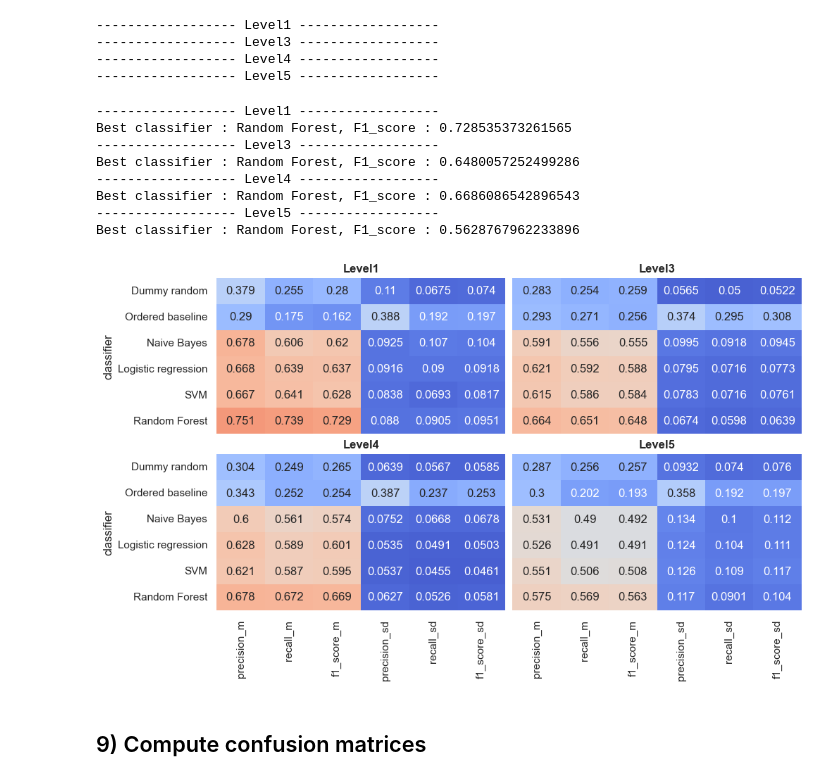
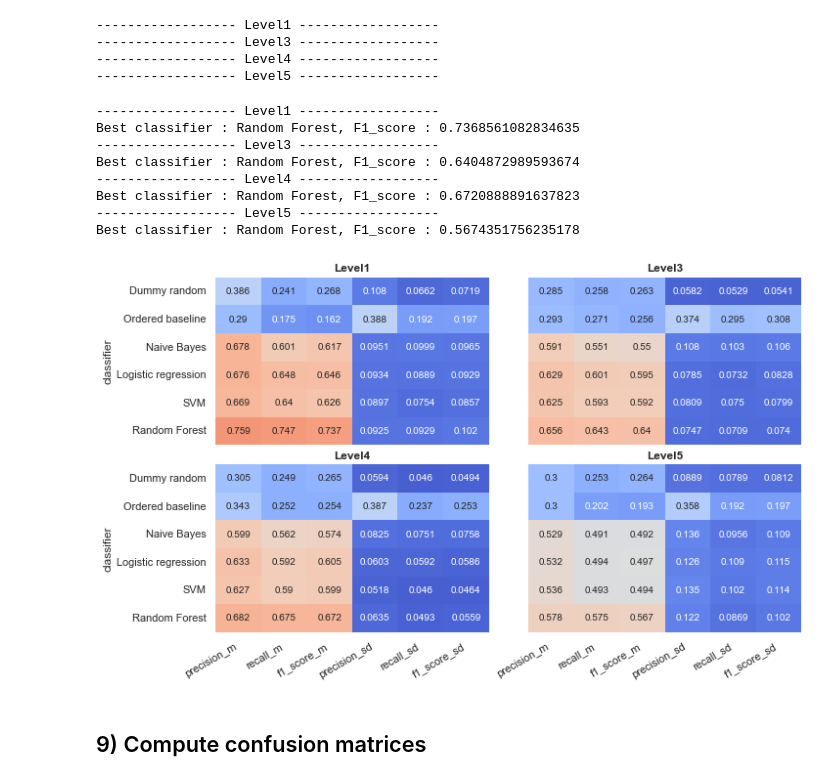
Before and after one commit to Matthieu-BRANTHOME/PyratesIA, a Jupyter notebook: model_training.ipynb, the cells around one changed output. Cells and saved outputs as stored; diff of their text form; code cells hidden in the pictures.

```diff
--- a/model_training.ipynb
+++ b/model_training.ipynb
@@ -446,51 +452,39 @@ naive_bayes_clf_pipe = Pipeline([
     ("naive_bayes_clf", MultinomialNB())
 ])
 # %%
-#Logistic regression
-features_deleter = DeleteIrrelevantFeatures()
-data_scaler = MinMaxScaler()
+# Logistic regression
 
 logistic_regression_clf_pipe = Pipeline([
     ("feature_deleter",VarianceThreshold()),
     ("features_correlated",DeleteCorrelatedFeatures(CORREL_THRESHOLD)),
-    #('feature_selection', SelectPercentile(chi2, percentile=90)),
-    ("data_scaler", data_scaler),
+    ("data_scaler", MinMaxScaler()),
     ("logistic_regression_clf", LogisticRegression(random_state=RAND_STATE_SEED))
 ])
 # %%
-#SVM
-features_deleter = DeleteIrrelevantFeatures()
-data_scaler = MinMaxScaler()
+# SVM
 
 svm_clf_pipe = Pipeline([
     ("feature_deleter",VarianceThreshold()),
     ("features_correlated",DeleteCorrelatedFeatures(CORREL_THRESHOLD)),
-    #('feature_selection', SelectPercentile(chi2, percentile=90)),
-    ("data_scaler", data_scaler),
+    ("data_scaler", MinMaxScaler()),
     ("svm_gaussian_clf", SVC(kernel="rbf"))
 ])
 # %%
-#Decision tree
-features_deleter = DeleteIrrelevantFeatures()
-features_correlated = DeleteCorrelatedFeatures(0.8)
-data_scaler = MinMaxScaler()
+# Decision tree
 
 decision_tree_clf_pipe = Pipeline([
-    ("feature_deleter",features_deleter),
-    ("data_scaler", data_scaler),
+    ("feature_deleter",VarianceThreshold()),
+    ("features_correlated",DeleteCorrelatedFeatures(CORREL_THRESHOLD)),
+    ("data_scaler", MinMaxScaler()),
     ("decision_tree_clf", DecisionTreeClassifier(random_state = RAND_STATE_SEED))
 ])
 # %%
 #Random Forests
-features_deleter = DeleteIrrelevantFeatures()
-features_correlated = DeleteCorrelatedFeatures(0.8)
-data_scaler = MinMaxScaler()
 
 random_forest_clf_pipe = Pipeline([
     ("feature_deleter",VarianceThreshold()),
     ("features_correlated",DeleteCorrelatedFeatures(CORREL_THRESHOLD)),
-    #('feature_selection', SelectPercentile(chi2, percentile=90)),
-    ("data_scaler", data_scaler),
+    ("data_scaler", MinMaxScaler()),
     ("random_forest_clf", RandomForestClassifier(random_state = RAND_STATE_SEED))
 ])
 # %%
@@ -944,38 +939,42 @@ levels_best_classifier_score = {}
 
 fig, axs = plt.subplots(2,2, constrained_layout=True,figsize=[10,6])
 index = 0
 FSCORE_INDEX = 2
 for level_key, level_processed_dataframe in levels_processed_dataframes.items():
     print(f"------------------ {level_key} ------------------")
 
     col = index % 2
     row = index // 2
     cbar = False
     if col == 2:
         cbar= True
     sns.heatmap(levels_results_grid_stats[level_key], ax = axs[row,col], vmin=0, vmax=1,cmap="coolwarm", annot=True,fmt=".3g", cbar=cbar)
     axs[row,col].set_title(level_key,fontweight='bold')
     if row == 0 :
         axs[row,col].get_xaxis().set_visible(False)
+    else :
+        for label in axs[row,col].get_xticklabels():
+            label.set_ha("right")
+            label.set_rotation(30)
     if col !=0 :
         axs[row,col].get_yaxis().set_visible(False)
 
     best_classifier = levels_results_grid_stats[level_key].sort_values(by=["f1_score_m"], ascending=False).iloc[0]
     levels_best_classifier_score[level_key] = best_classifier[FSCORE_INDEX]
     print(f"Best classifier : {best_classifier.name}, F1_score : {best_classifier[FSCORE_INDEX]}")
     index += 1
 plt.savefig(f"outputdata/Pyrates_performancetable_hypertuning_{EXPORT_SUFFIX}.png")
 plt.show()
 # %% [output]
 ------------------ Level1 ------------------
-Best classifier : Random Forest, F1_score : 0.728535373261565
+Best classifier : Random Forest, F1_score : 0.7368561082834635
 ------------------ Level3 ------------------
-Best classifier : Random Forest, F1_score : 0.6480057252499286
+Best classifier : Random Forest, F1_score : 0.6404872989593674
 ------------------ Level4 ------------------
-Best classifier : Random Forest, F1_score : 0.6686086542896543
+Best classifier : Random Forest, F1_score : 0.6720888891637823
 ------------------ Level5 ------------------
-Best classifier : Random Forest, F1_score : 0.5628767962233896
+Best classifier : Random Forest, F1_score : 0.5674351756235178
-[figure, old version]
+[figure, new version]
 # %% [markdown]
 ## 9) Compute confusion matrices
 # %% [markdown]
```
Also changed, not shown: parts of 29 cells of this notebook, 19 other files.
